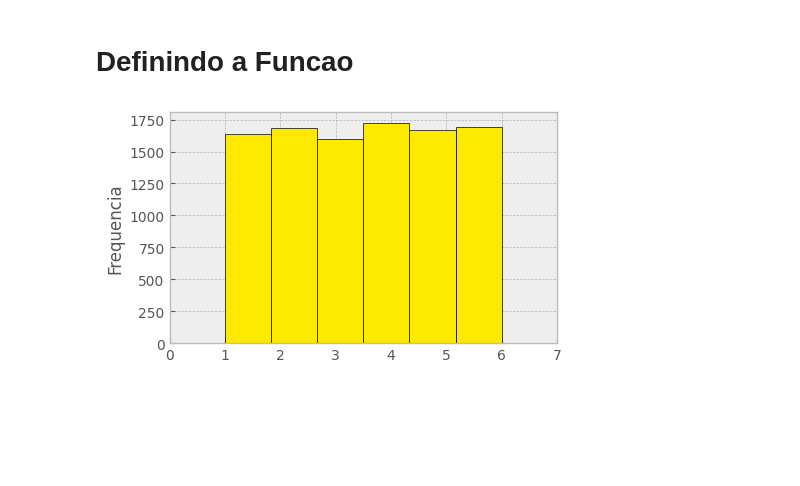
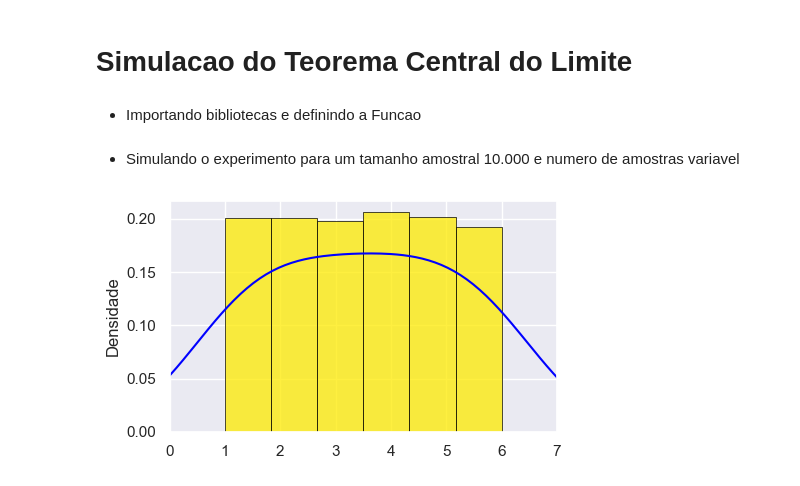
Before and after one commit to francismelojr/Simulacao-Teorema-Central-do-Limite, a Jupyter notebook: simulacao_tcl.ipynb, the cells around one changed output. Saved outputs shown, nothing was run; the diff lists cells and outputs as text; code cells hidden in the pictures; blank space fills up the shorter version.

Commit message:
adicionada curva de densidade ao histograma

```diff
--- a/simulacao_tcl.ipynb
+++ b/simulacao_tcl.ipynb
@@ -1,30 +1,35 @@
+# %% [markdown]
+# Simulacao do Teorema Central do Limite
 # %% [markdown]
-# Definindo a Funcao
+* Importando bibliotecas e definindo a Funcao
 # %%
 #bibliotecas utilizadas
 import matplotlib
 import numpy as np
 import matplotlib.pyplot as plt
 import seaborn as sns
-matplotlib.style.use('bmh')
+sns.set()
 
 """
 definindo a funcao responsavel por gerar arrays aleatorios contendo
 os resultados das jogadas de um dado nao viciado e gerar um histograma
-com os resultados
-
+com a densidade das frequências
 """
 
-def teocentral(tam_amostral, n_amostras, bins=6, lower=1, upper=7):
+def teocentral(tam_amostral, n_amostras, bins=10, lower=1, upper=7):
     lista = []
     for i in range(n_amostras):
         x = np.random.randint(lower, upper, size= tam_amostral).mean()
         lista.append(x)
-    fig, ax = plt.subplots(figsize=(5,3))
-    ax.hist(lista, bins=bins,color='#FEEA00',edgecolor='black', linewidth=.5)
-    ax.set_ylabel('Frequencia')
-    ax.set_xlim(lower-1, upper)
+    plt.figure(figsize= (5,3))
+    ax = sns.histplot(lista, bins=bins, color='#FEEA00',edgecolor='black', linewidth=0.5, stat='density')
+    ax = sns.kdeplot(lista, bw_adjust=4, color= 'blue')
+    ax.set_ylabel('Densidade')
+    ax.set_xlim(0, 7)
+# %% [markdown]
+* Simulando o experimento para um tamanho amostral 10.000 e numero de amostras variavel
 # %%
-teocentral(1,10000)
+#n=1
+teocentral(1,10000, bins=6)
 # %% [output]
-[figure, old version]
+[figure, new version]
```
Also changed, not shown: parts of 5 cells of this notebook.
